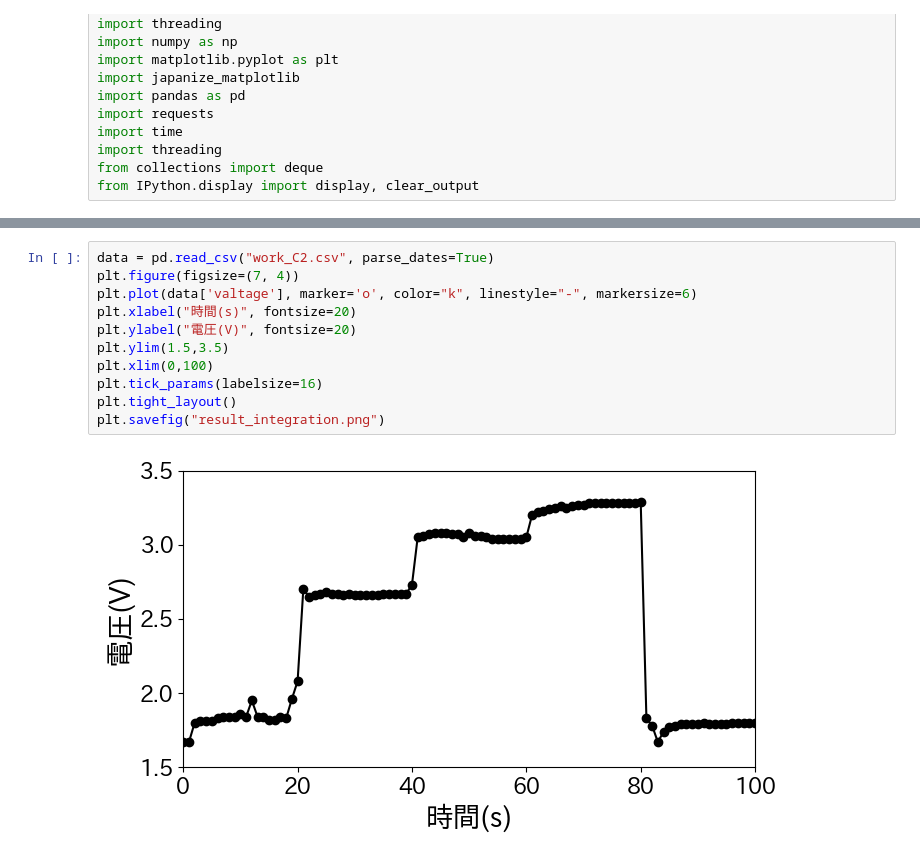
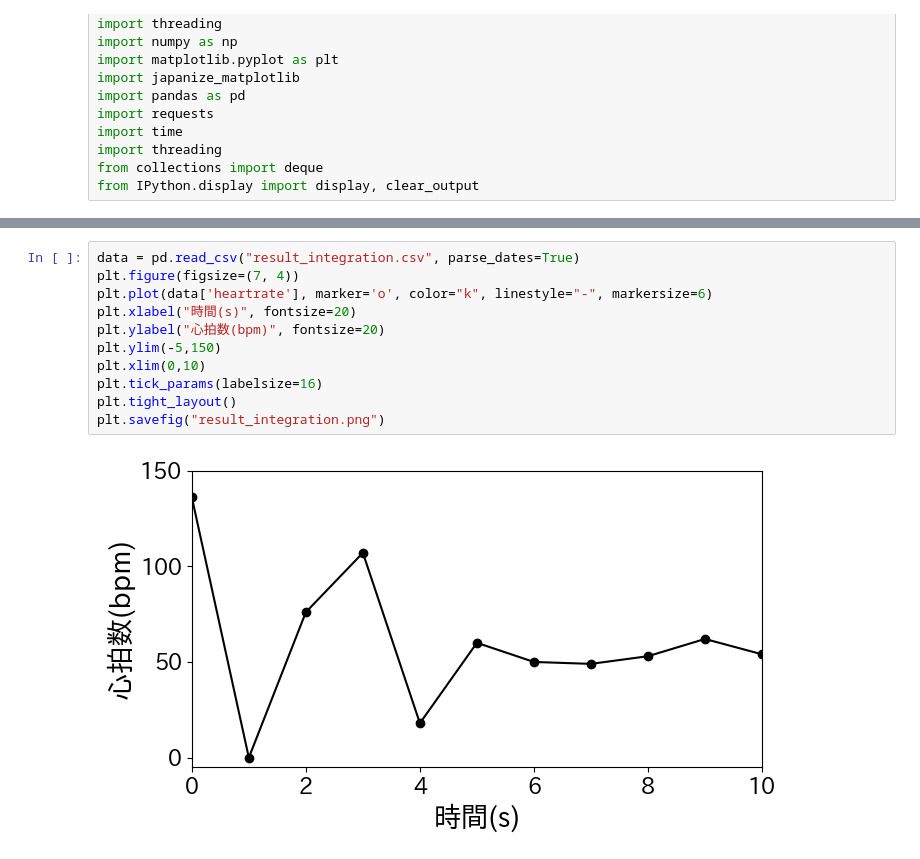
Before and after one commit to kaito0907usagi-alt/agilework1, a Jupyter notebook: integration/integration.ipynb, the cells around one changed output, grey strips where cells are left out. Drawn from its saved outputs; the diff is of its cells as text.

```diff
--- a/integration/integration.ipynb
+++ b/integration/integration.ipynb
@@ -129,14 +129,14 @@ df.to_csv('integration.csv', index=False)
 # %%
-data = pd.read_csv("work_C2.csv", parse_dates=True)
+data = pd.read_csv("result_integration.csv", parse_dates=True)
 plt.figure(figsize=(7, 4))
-plt.plot(data['valtage'], marker='o', color="k", linestyle="-", markersize=6)
+plt.plot(data['heartrate'], marker='o', color="k", linestyle="-", markersize=6)
 plt.xlabel("時間(s)", fontsize=20)
-plt.ylabel("電圧(V)", fontsize=20)
-plt.ylim(1.5,3.5)
-plt.xlim(0,100)
+plt.ylabel("心拍数(bpm)", fontsize=20)
+plt.ylim(-5,150)
+plt.xlim(0,10)
 plt.tick_params(labelsize=16)
 plt.tight_layout()
 plt.savefig("result_integration.png")
 # %% [output]
-[figure, old version]
+[figure, new version]
 # %%
```
Also changed, not shown: parts of 7 cells of this notebook, 18 other files.
